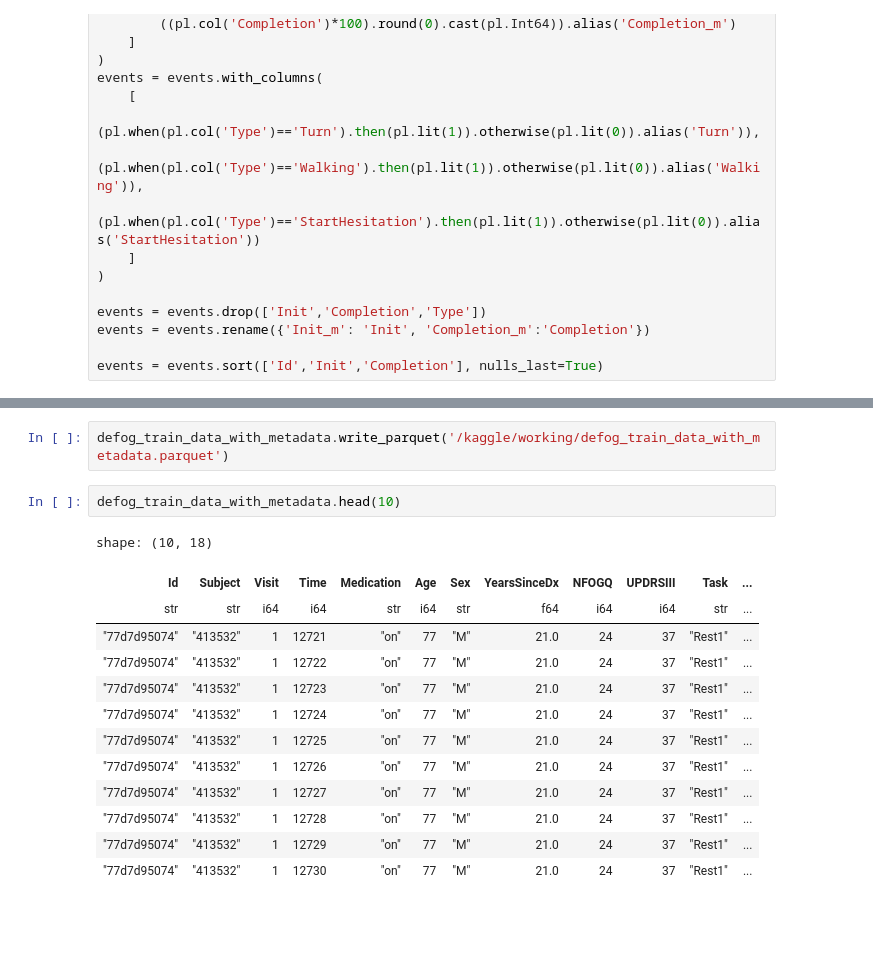
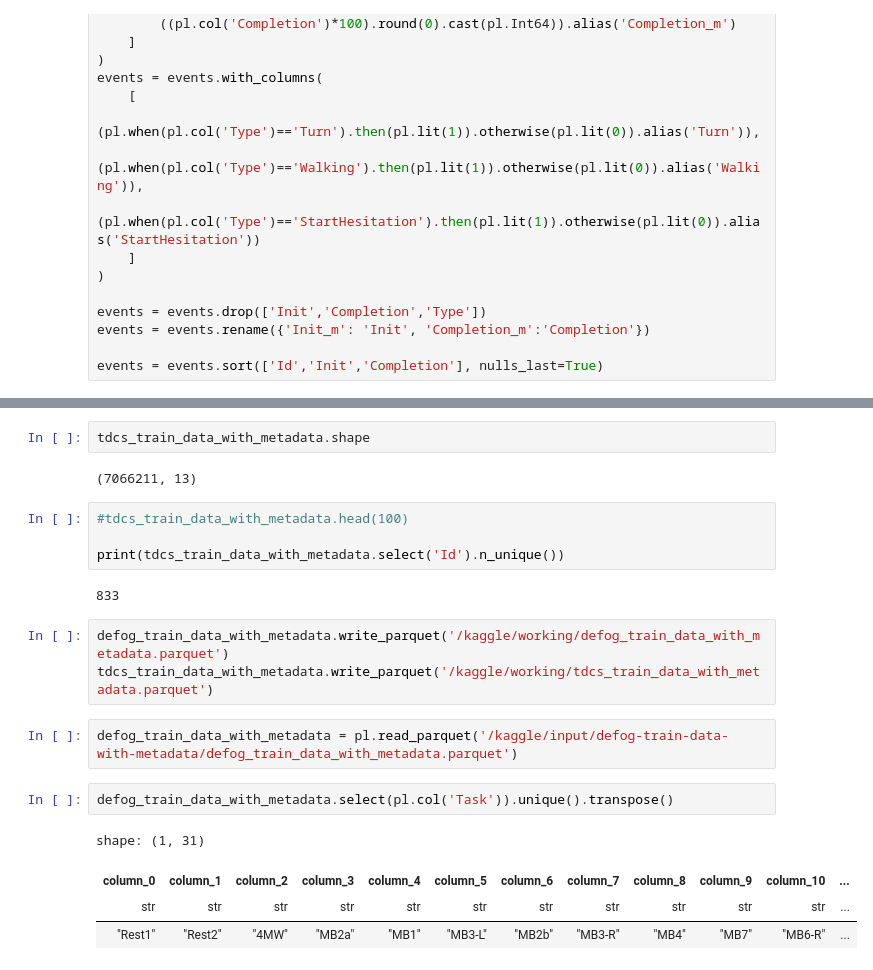
Before and after one commit to sumaniitm/parkinsons-freezing-gait-prediction, a Jupyter notebook: eda-on-data-using-polars.ipynb, the cells around one changed output, grey strips where cells are left out. Cells and saved outputs as stored; diff of their text form; blank space fills up the shorter version.

```diff
--- a/eda-on-data-using-polars.ipynb
+++ b/eda-on-data-using-polars.ipynb
@@ -227,18 +209,22 @@ gc.collect()
+# %%
+tdcs_train_data_with_metadata.shape
+# %% [output]
+(7066211, 13)
+# %%
+#tdcs_train_data_with_metadata.head(100)
+
+print(tdcs_train_data_with_metadata.select('Id').n_unique())
+# %% [output]
+833
 # %%
 defog_train_data_with_metadata.write_parquet('/kaggle/working/defog_train_data_with_metadata.parquet')
+tdcs_train_data_with_metadata.write_parquet('/kaggle/working/tdcs_train_data_with_metadata.parquet')
-# %%
-defog_train_data_with_metadata.head(10)
-# %% [output]
-shape: (10, 18)
-| Id | Subject | Visit | Time | Medication | Age | Sex | YearsSinceDx | NFOGQ | UPDRSIII | Task | ... |
-| str | str | i64 | i64 | str | i64 | str | f64 | i64 | i64 | str | ... |
-| "77d7d95074" | "413532" | 1 | 12721 | "on" | 77 | "M" | 21.0 | 24 | 37 | "Rest1" | ... |
-| "77d7d95074" | "413532" | 1 | 12722 | "on" | 77 | "M" | 21.0 | 24 | 37 | "Rest1" | ... |
-| "77d7d95074" | "413532" | 1 | 12723 | "on" | 77 | "M" | 21.0 | 24 | 37 | "Rest1" | ... |
-| "77d7d95074" | "413532" | 1 | 12724 | "on" | 77 | "M" | 21.0 | 24 | 37 | "Rest1" | ... |
-| "77d7d95074" | "413532" | 1 | 12725 | "on" | 77 | "M" | 21.0 | 24 | 37 | "Rest1" | ... |
-| "77d7d95074" | "413532" | 1 | 12726 | "on" | 77 | "M" | 21.0 | 24 | 37 | "Rest1" | ... |
-| "77d7d95074" | "413532" | 1 | 12727 | "on" | 77 | "M" | 21.0 | 24 | 37 | "Rest1" | ... |
-| "77d7d95074" | "413532" | 1 | 12728 | "on" | 77 | "M" | 21.0 | 24 | 37 | "Rest1" | ... |
-| "77d7d95074" | "413532" | 1 | 12729 | "on" | 77 | "M" | 21.0 | 24 | 37 | "Rest1" | ... |
-| "77d7d95074" | "413532" | 1 | 12730 | "on" | 77 | "M" | 21.0 | 24 | 37 | "Rest1" | ... |
+# %%
+defog_train_data_with_metadata = pl.read_parquet('/kaggle/input/defog-train-data-with-metadata/defog_train_data_with_metadata.parquet')
+# %%
+defog_train_data_with_metadata.select(pl.col('Task')).unique().transpose()
+# %% [output]
+shape: (1, 31)
+| column_0 | column_1 | column_2 | column_3 | column_4 | column_5 | column_6 | column_7 | column_8 | column_9 | column_10 | ... |
+| str | str | str | str | str | str | str | str | str | str | str | ... |
+| "Rest1" | "Rest2" | "4MW" | "MB2a" | "MB1" | "MB3-L" | "MB2b" | "MB3-R" | "MB4" | "MB7" | "MB6-R" | ... |
```
Also changed, not shown: parts of 23 cells of this notebook.
